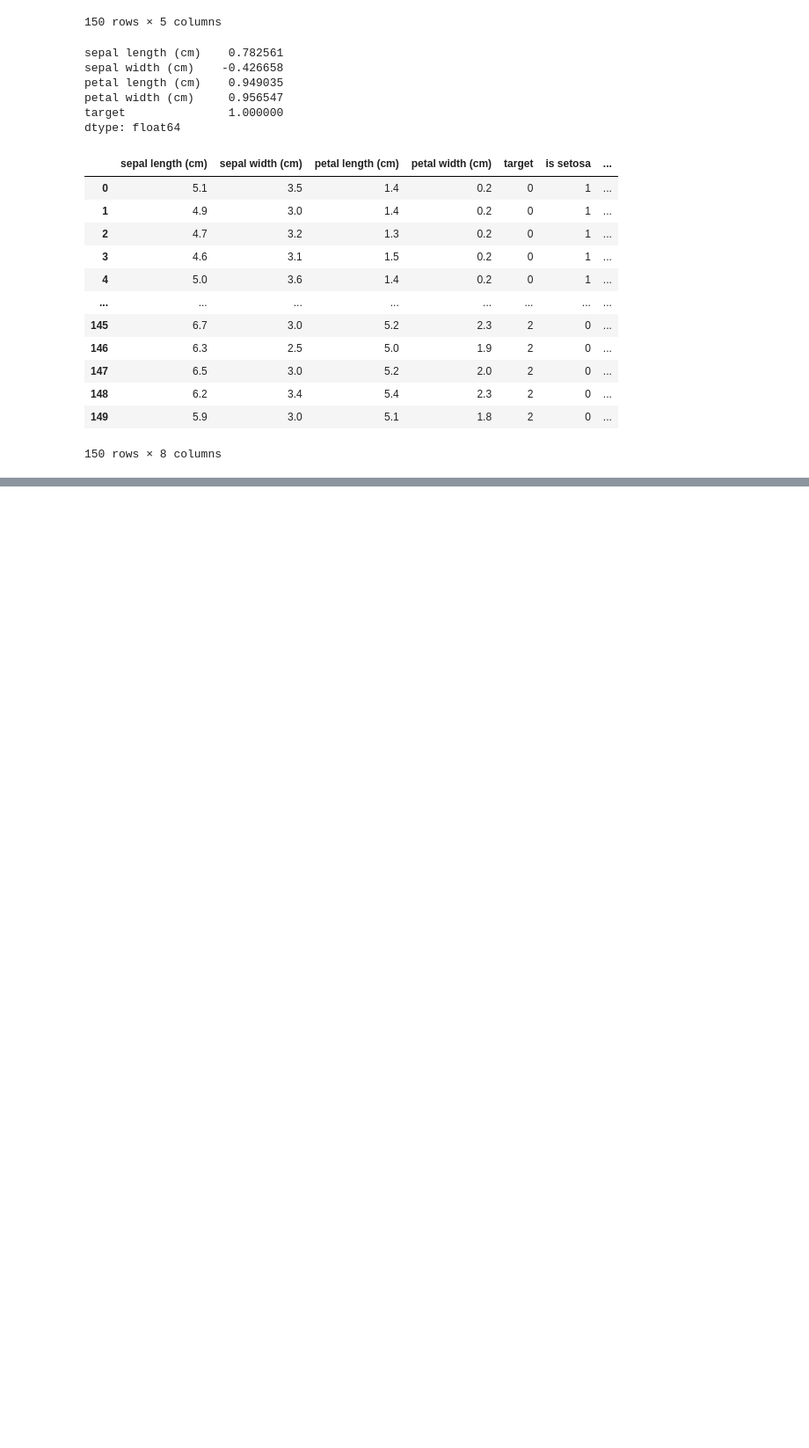
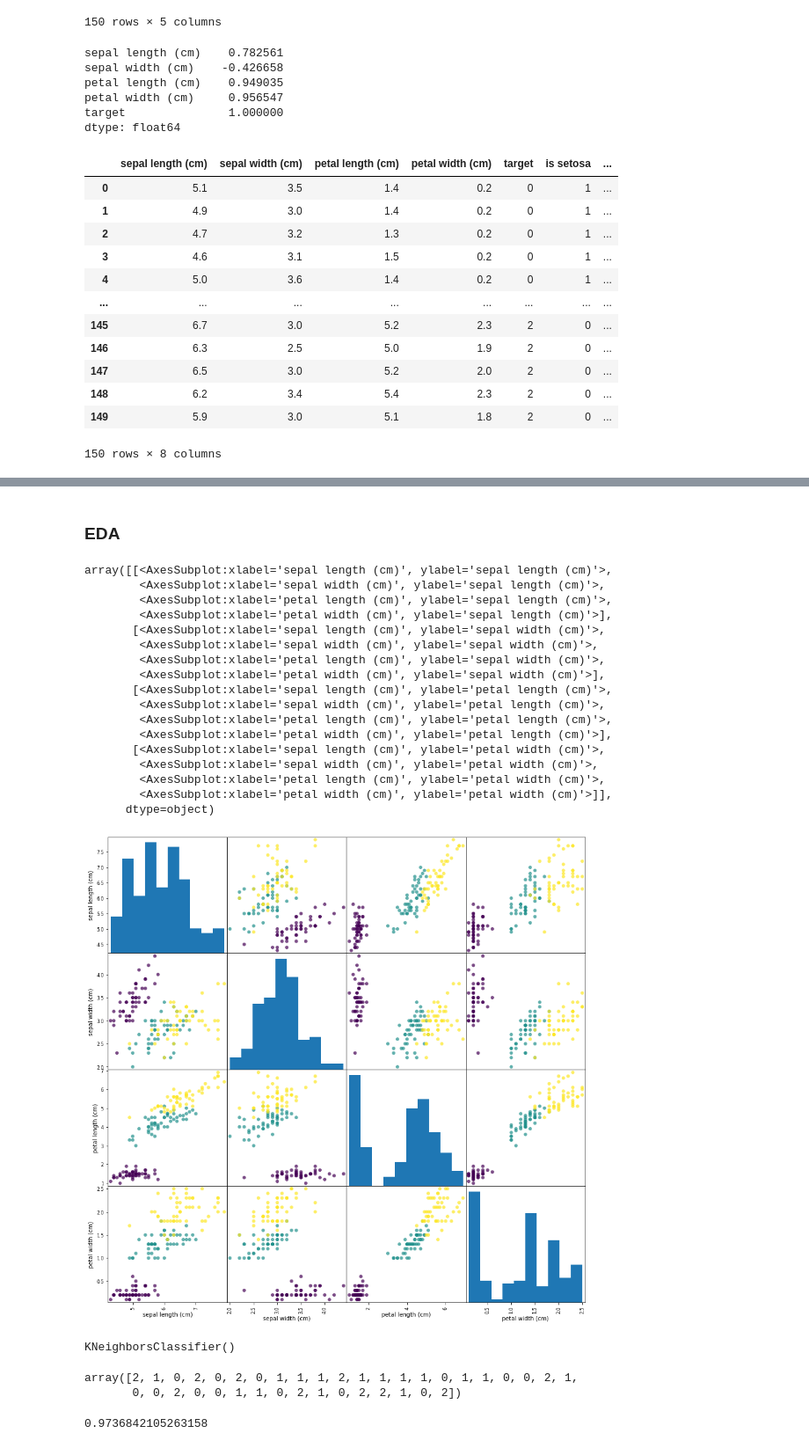
Before and after one commit to JJongSSu/Study, a Jupyter notebook: AI/3일차/로지스틱회귀.ipynb, the cells around one changed output, grey strips where cells are left out. Shown at 88% size. Drawn from its saved outputs; the diff is of its cells as text; code cells hidden in the pictures; blank space fills up the shorter version.

```diff
--- a/AI/3일차/로지스틱회귀.ipynb
+++ b/AI/3일차/로지스틱회귀.ipynb
@@ -263,0 +333,24 @@ df
+# %% [markdown]
+### EDA
+# %%
+# 독립변수 간 상관도
+pd.plotting.scatter_matrix(X,figsize=(15,15), marker='o', c=np.array(y), alpha=0.7)
+# %% [output]
+array([[<AxesSubplot:xlabel='sepal length (cm)', ylabel='sepal length (cm)'>,
+        <AxesSubplot:xlabel='sepal width (cm)', ylabel='sepal length (cm)'>,
+        <AxesSubplot:xlabel='petal length (cm)', ylabel='sepal length (cm)'>,
+        <AxesSubplot:xlabel='petal width (cm)', ylabel='sepal length (cm)'>],
+       [<AxesSubplot:xlabel='sepal length (cm)', ylabel='sepal width (cm)'>,
+        <AxesSubplot:xlabel='sepal width (cm)', ylabel='sepal width (cm)'>,
+        <AxesSubplot:xlabel='petal length (cm)', ylabel='sepal width (cm)'>,
+        <AxesSubplot:xlabel='petal width (cm)', ylabel='sepal width (cm)'>],
+       [<AxesSubplot:xlabel='sepal length (cm)', ylabel='petal length (cm)'>,
+        <AxesSubplot:xlabel='sepal width (cm)', ylabel='petal length (cm)'>,
+        <AxesSubplot:xlabel='petal length (cm)', ylabel='petal length (cm)'>,
+        <AxesSubplot:xlabel='petal width (cm)', ylabel='petal length (cm)'>],
+       [<AxesSubplot:xlabel='sepal length (cm)', ylabel='petal width (cm)'>,
+        <AxesSubplot:xlabel='sepal width (cm)', ylabel='petal width (cm)'>,
+        <AxesSubplot:xlabel='petal length (cm)', ylabel='petal width (cm)'>,
+        <AxesSubplot:xlabel='petal width (cm)', ylabel='petal width (cm)'>]],
+      dtype=object)
+[figure, added]
@@ -263,0 +359,14 @@ df
+# %%
+model.fit(X_train,y_train)
+# %% [output]
+KNeighborsClassifier()
+# %%
+prediction = model.predict(X_test)
+prediction
+# %% [output]
+array([2, 1, 0, 2, 0, 2, 0, 1, 1, 1, 2, 1, 1, 1, 1, 0, 1, 1, 0, 0, 2, 1,
+       0, 0, 2, 0, 0, 1, 1, 0, 2, 1, 0, 2, 2, 1, 0, 2])
+# %%
+metrics.accuracy_score(prediction, y_test)
+# %% [output]
+0.9736842105263158
```
Also changed, not shown: parts of 9 cells of this notebook.
